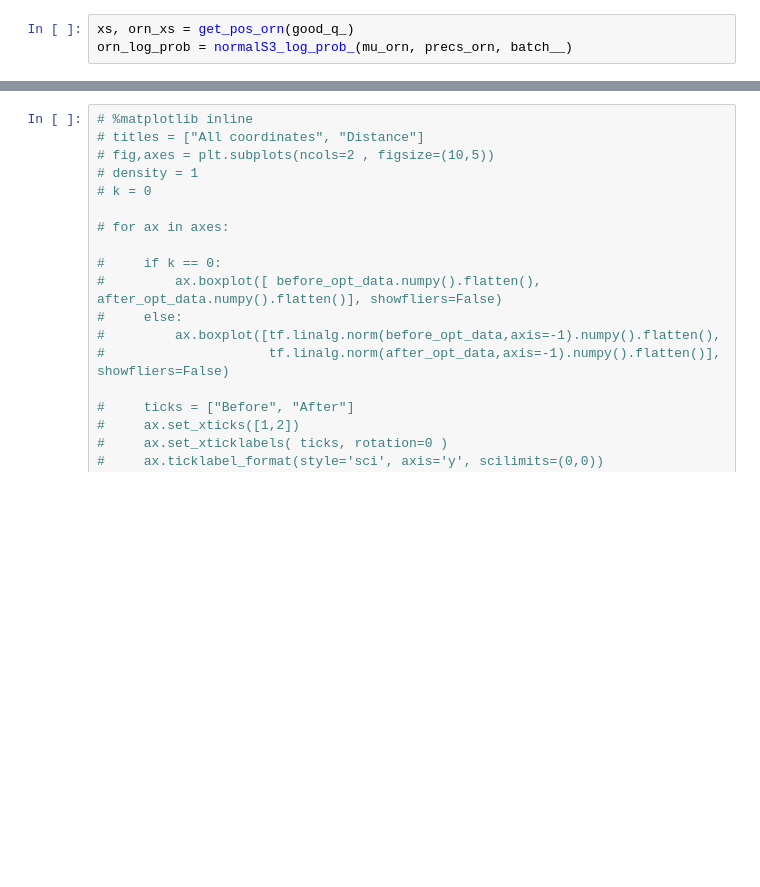
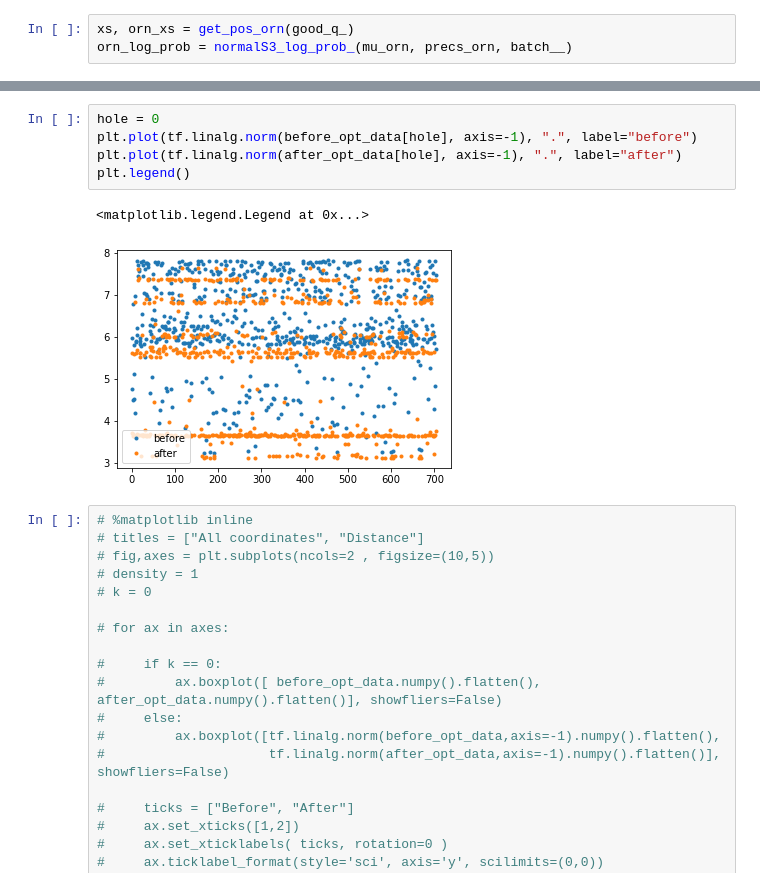
Before and after one commit to hgirgin/ram2020vibration, a Jupyter notebook: Vibration Analysis.ipynb, the cells around one changed output, grey strips where cells are left out. Drawn from its saved outputs; the diff is of its cells as text; blank space fills up the shorter version.

```diff
--- a/Vibration Analysis.ipynb
+++ b/Vibration Analysis.ipynb
@@ -694,3 +683,11 @@ for k,ax in enumerate(axes):
+# %%
+hole = 0
+plt.plot(tf.linalg.norm(before_opt_data[hole], axis=-1), ".", label="before")
+plt.plot(tf.linalg.norm(after_opt_data[hole], axis=-1), ".", label="after")
+plt.legend()
+# %% [output]
+<matplotlib.legend.Legend at 0x...>
+[figure, added]
 # %%
 # %matplotlib inline
 # titles = ["All coordinates", "Distance"]
```
Also changed, not shown: parts of 23 cells of this notebook, 4 other files.
